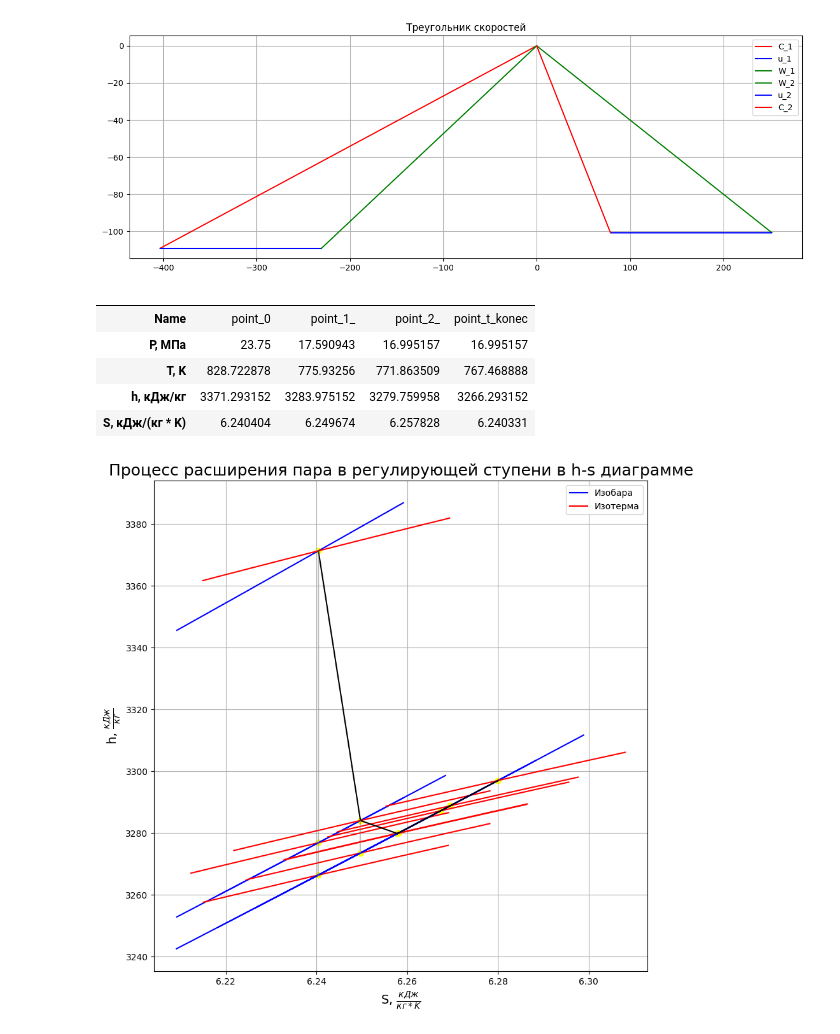
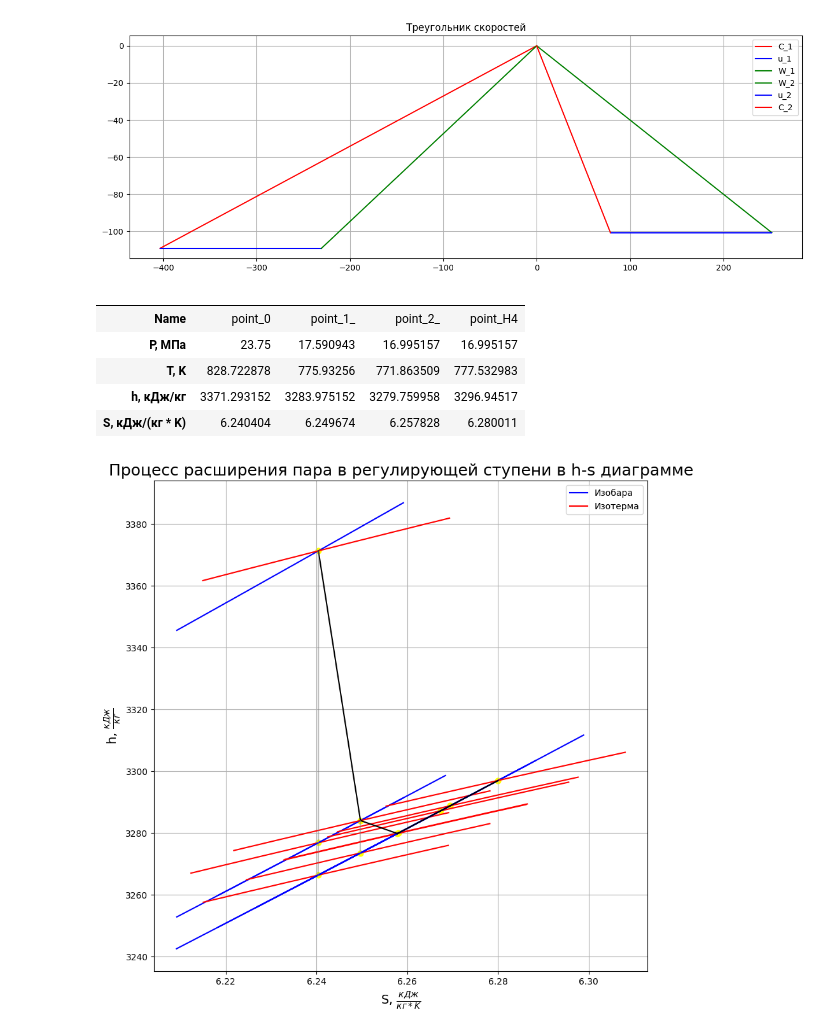
Before and after one commit to AndreyBarTF/turbines_autumn_2022-Homework, a Jupyter notebook: Курсовая_работа.ipynb, the cells around one changed output. Saved outputs shown, nothing was run; the diff lists cells and outputs as text; code cells hidden in the pictures.

```diff
--- a/Курсовая_работа.ipynb
+++ b/Курсовая_работа.ipynb
@@ -227,14 +227,14 @@ chast12.main(G_0, H_0, ro, point_0, rotation_speed, avg_diameter, b2)
 # %%
 point_1_t, point_1_, point_2_t, point_2_, point_t_konec, point_H1, point_H2, point_H3, point_H4 = chast12.graff(G_0, H_0, ro, point_0, rotation_speed, avg_diameter, b2)
 # %%
-chast12.data_output_points_reg(point_0, point_1_, point_2_, point_t_konec)
+chast12.data_output_points_reg(point_0, point_1_, point_2_, point_H4)
 # %% [output]
 |  |  |  |  |  |
-| Name | point_0 | point_1_ | point_2_ | point_t_konec |
+| Name | point_0 | point_1_ | point_2_ | point_H4 |
 | P, МПа | 23.75 | 17.590943 | 16.995157 | 16.995157 |
-| T, K | 828.722878 | 775.93256 | 771.863509 | 767.468888 |
-| h, кДж/кг | 3371.293152 | 3283.975152 | 3279.759958 | 3266.293152 |
-| S, кДж/(кг * K) | 6.240404 | 6.249674 | 6.257828 | 6.240331 |
+| T, K | 828.722878 | 775.93256 | 771.863509 | 777.532983 |
+| h, кДж/кг | 3371.293152 | 3283.975152 | 3279.759958 | 3296.94517 |
+| S, кДж/(кг * K) | 6.240404 | 6.249674 | 6.257828 | 6.280011 |
 # %%
 fig, ax = plt.subplots(1,1,figsize=(10,10))
 
```
Also changed, not shown: parts of 1 cell of this notebook.
